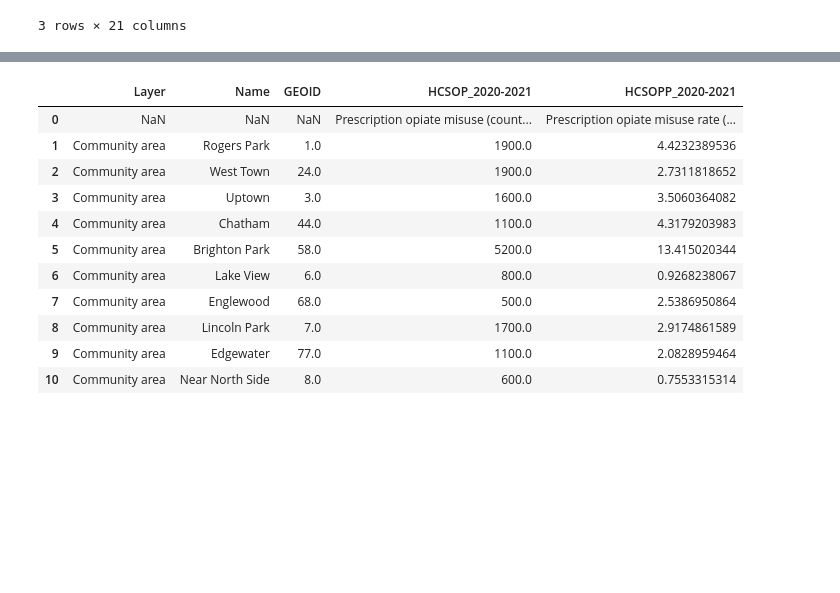
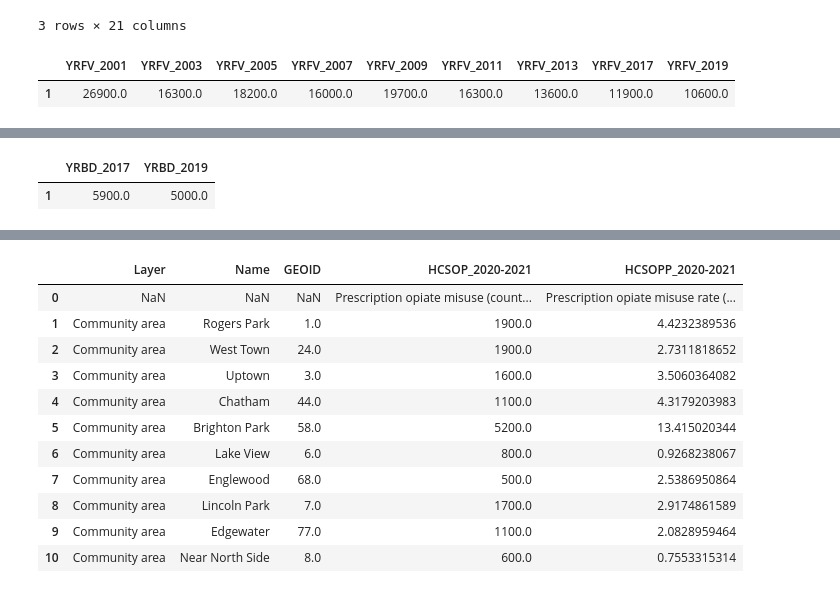
Before and after one commit to dpackardphys/gold_orbit_firelight, a Jupyter notebook: Question4data.ipynb, the cells around one changed output, grey strips where cells are left out. Drawn from its saved outputs; the diff is of its cells as text; code cells hidden in the pictures; blank space fills up the shorter version.

```diff
--- a/Question4data.ipynb
+++ b/Question4data.ipynb
@@ -25,6 +38,18 @@ youth_diet_df
 | 1 | City | Chicago, IL | 1714000.0 | 10600.0 | 11900.0 | 13600.0 | 16300.0 | 19700.0 | 16000.0 | ... |
 | 2 | City | Chicago, IL | 1714000.0 | 10600.0 | 11900.0 | 13600.0 | 16300.0 | 19700.0 | 16000.0 | ... |
 3 rows × 21 columns
+# %%
+cleaned_youth_diet_count = youth_diet_df.drop(index=[0,2],
+                                                      columns=['Layer','Name','GEOID','YRFVP_2019','YRFVP_2017',
+                                                               'YRFVP_2013','YRFVP_2011','YRFVP_2009','YRFVP_2007',
+                                                              'YRFVP_2005','YRFVP_2003','YRFVP_2001'])
+
+cleaned_youth_diet_count=cleaned_youth_diet_count[cleaned_youth_diet_count.columns[::-1]]
+cleaned_youth_diet_count=cleaned_youth_diet_count.astype(float)
+cleaned_youth_diet_count
+# %% [output]
+|  | YRFV_2001 | YRFV_2003 | YRFV_2005 | YRFV_2007 | YRFV_2009 | YRFV_2011 | YRFV_2013 | YRFV_2017 | YRFV_2019 |
+| 1 | 26900.0 | 16300.0 | 18200.0 | 16000.0 | 19700.0 | 16300.0 | 13600.0 | 11900.0 | 10600.0 |
 # %%
 
 file_path3 = "Resources/Chicago_Health_Atlas_youth_drinking.csv"
@@ -35,3 +60,13 @@ youth_drinking_df
 | 0 | NaN | NaN | NaN | Youth binge drinking (count of st... | Youth binge drinking (count of st... | Youth binge drinking rate (% of s... | Youth binge drinking rate (% of s... |
 | 1 | City | Chicago, IL | 1714000.0 | 5000.0 | 5900.0 | 8.0 | 9.1 |
 | 2 | City | Chicago, IL | 1714000.0 | 5000.0 | 5900.0 | 8.0 | 9.1 |
+# %%
+cleaned_youth_drinking_count = youth_drinking_df.drop(index=[0,2],
+                                                      columns=['Layer','Name','GEOID','YRBDP_2019','YRBDP_2017'])
+
+cleaned_youth_drinking_count=cleaned_youth_drinking_count[cleaned_youth_drinking_count.columns[::-1]]
+cleaned_youth_drinking_count=cleaned_youth_drinking_count.astype(float)
+cleaned_youth_drinking_count
+# %% [output]
+|  | YRBD_2017 | YRBD_2019 |
+| 1 | 5900.0 | 5000.0 |
```
Also changed, not shown: parts of 3 cells of this notebook, 2 other files.
